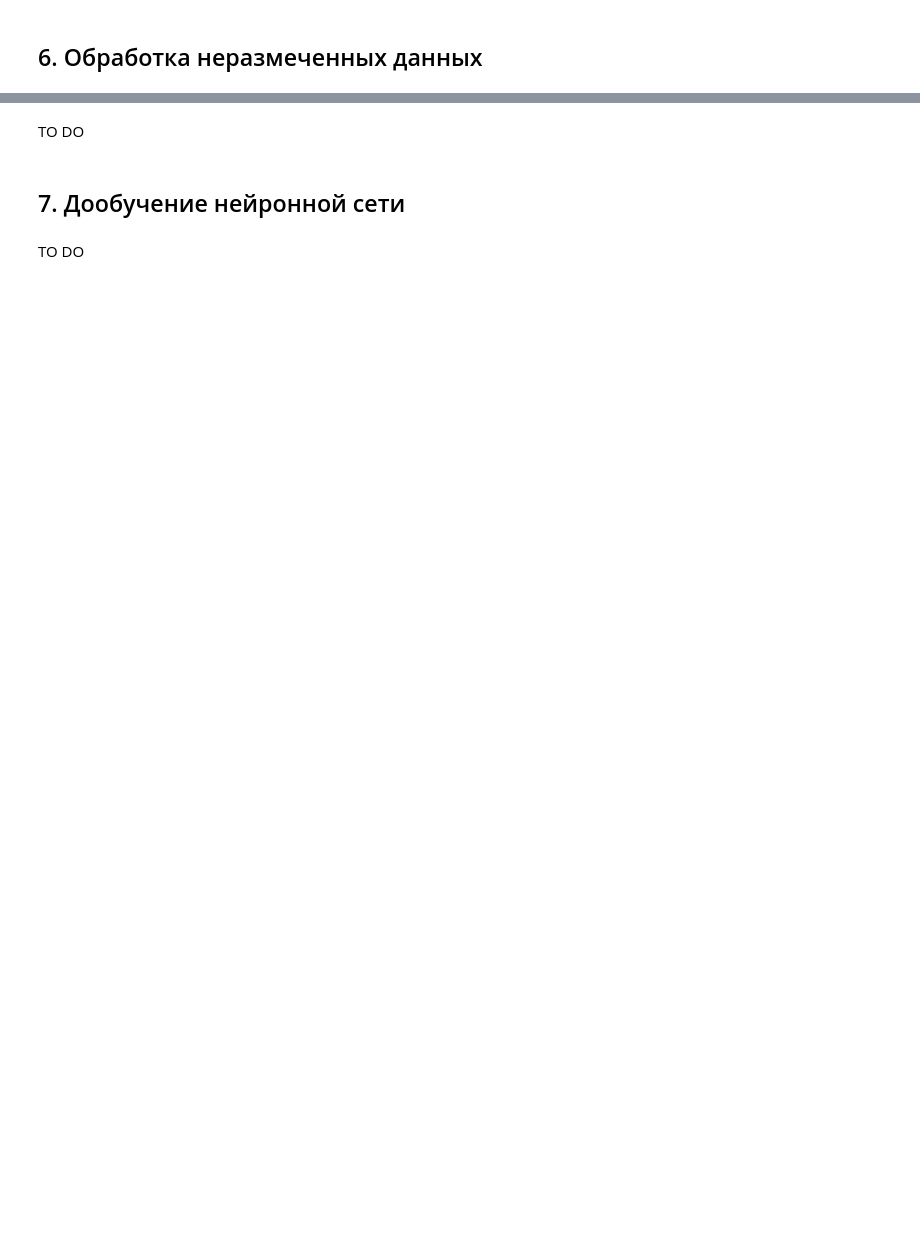
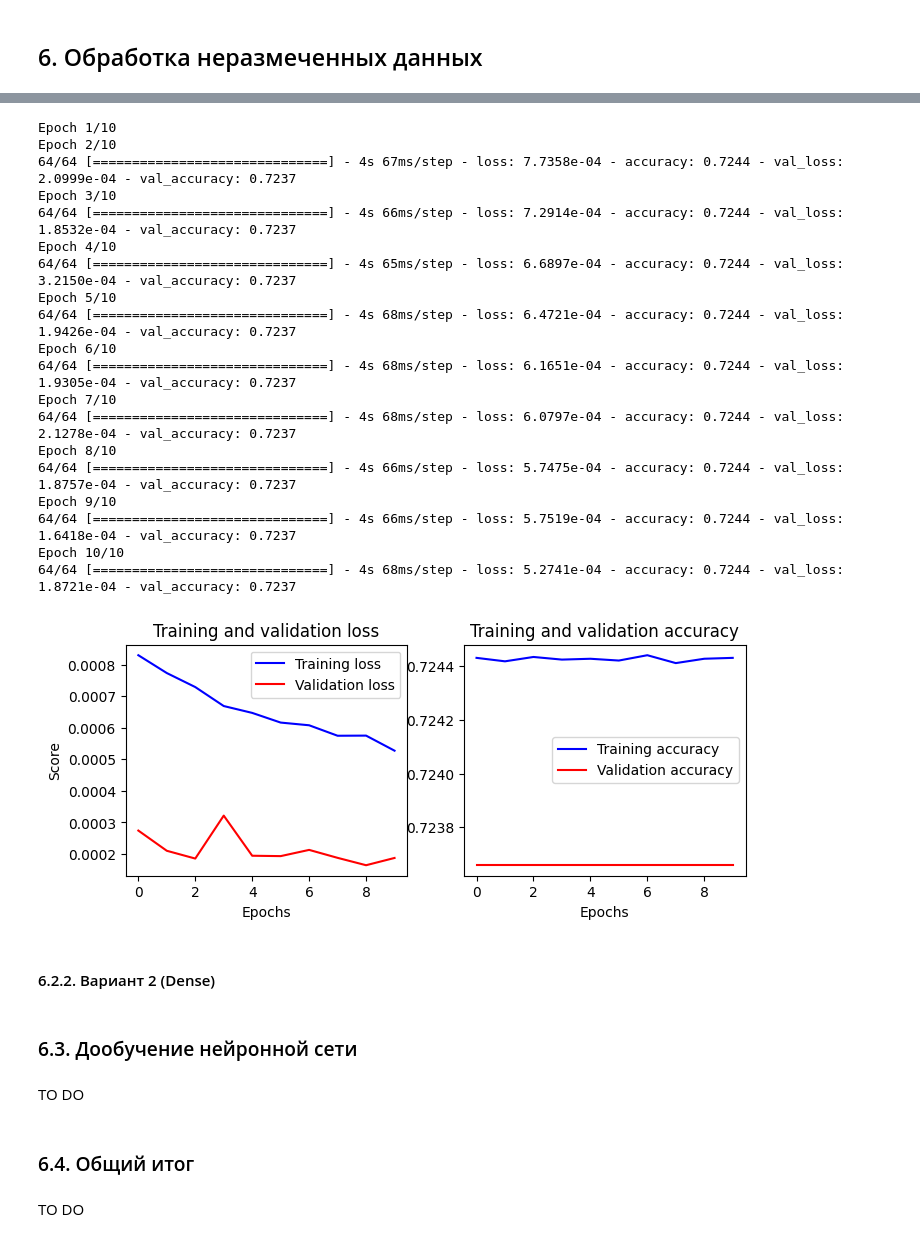
Before and after one commit to Demetrey/DMaP, a Jupyter notebook: CP/CP.ipynb, the cells around one changed output, grey strips where cells are left out. Saved outputs shown, nothing was run; the diff lists cells and outputs as text; code cells hidden in the pictures; blank space fills up the shorter version.

```diff
--- a/CP/CP.ipynb
+++ b/CP/CP.ipynb
@@ -2792,0 +2042,14 @@ TO DO
+# %%
+abbr = '1N'
+batch_size = 100
+epochs = 10
+data = D10K[abbr]
+size = data.X_train.shape[1]
+validation_size = 0.2
+seed = 7
+
+# Один набор в качества входа и выхода меодели автоэнкодера
+x_train, x_test, _, _ = train_test_split(data.X_train, data.X_train,
+                                    test_size=validation_size,
+                                    random_state=seed)
+print(f'D10K_{abbr}:\nx_train: {x_train.shape}\nx_test: {x_test.shape}')
@@ -2792,0 +2133,6 @@ TO DO
+# %%
+# Компиляция модели
+autoencoder_v1 = Model(input_layer, output_layer)
+autoencoder_v1.compile(loss='mean_squared_error',
+                    optimizer = 'RMSprop', metrics=['accuracy'])
+autoencoder_v1.summary()
@@ -2793,7 +2157,37 @@ TO DO
+# %%
+# Обучение модели
+ac_v1 = autoencoder_v1.fit(x_train, x_train, validation_data=(x_test, x_test),
+                        batch_size=batch_size, epochs=epochs, verbose=1)
+show_history(ac_v1.history)
+# %% [output]
+Epoch 1/10
+Epoch 2/10
+64/64 [==============================] - 4s 67ms/step - loss: 7.7358e-04 - accuracy: 0.7244 - val_loss: 2.0999e-04 - val_accuracy: 0.7237
+Epoch 3/10
+64/64 [==============================] - 4s 66ms/step - loss: 7.2914e-04 - accuracy: 0.7244 - val_loss: 1.8532e-04 - val_accuracy: 0.7237
+Epoch 4/10
+64/64 [==============================] - 4s 65ms/step - loss: 6.6897e-04 - accuracy: 0.7244 - val_loss: 3.2150e-04 - val_accuracy: 0.7237
+Epoch 5/10
+64/64 [==============================] - 4s 68ms/step - loss: 6.4721e-04 - accuracy: 0.7244 - val_loss: 1.9426e-04 - val_accuracy: 0.7237
+Epoch 6/10
+64/64 [==============================] - 4s 68ms/step - loss: 6.1651e-04 - accuracy: 0.7244 - val_loss: 1.9305e-04 - val_accuracy: 0.7237
+Epoch 7/10
+64/64 [==============================] - 4s 68ms/step - loss: 6.0797e-04 - accuracy: 0.7244 - val_loss: 2.1278e-04 - val_accuracy: 0.7237
+Epoch 8/10
+64/64 [==============================] - 4s 66ms/step - loss: 5.7475e-04 - accuracy: 0.7244 - val_loss: 1.8757e-04 - val_accuracy: 0.7237
+Epoch 9/10
+64/64 [==============================] - 4s 66ms/step - loss: 5.7519e-04 - accuracy: 0.7244 - val_loss: 1.6418e-04 - val_accuracy: 0.7237
+Epoch 10/10
+64/64 [==============================] - 4s 68ms/step - loss: 5.2741e-04 - accuracy: 0.7244 - val_loss: 1.8721e-04 - val_accuracy: 0.7237
+[figure, added]
+# %% [markdown]
+#### 6.2.2. Вариант 2 (Dense) <a id="pud2_2"></a>
+# %% [markdown]
+### 6.3. Дообучение нейронной сети <a id="pud3"></a>
 # %% [markdown]
 TO DO
-# %% [markdown]
-## 7. Дообучение нейронной сети <a id="ald"></a>
+# %% [markdown]
+### 6.4. Общий итог <a id="pud4"></a>
 # %% [markdown]
 TO DO
 # %% [markdown]
```
Also changed, not shown: parts of 39 cells of this notebook, 1 other file.
